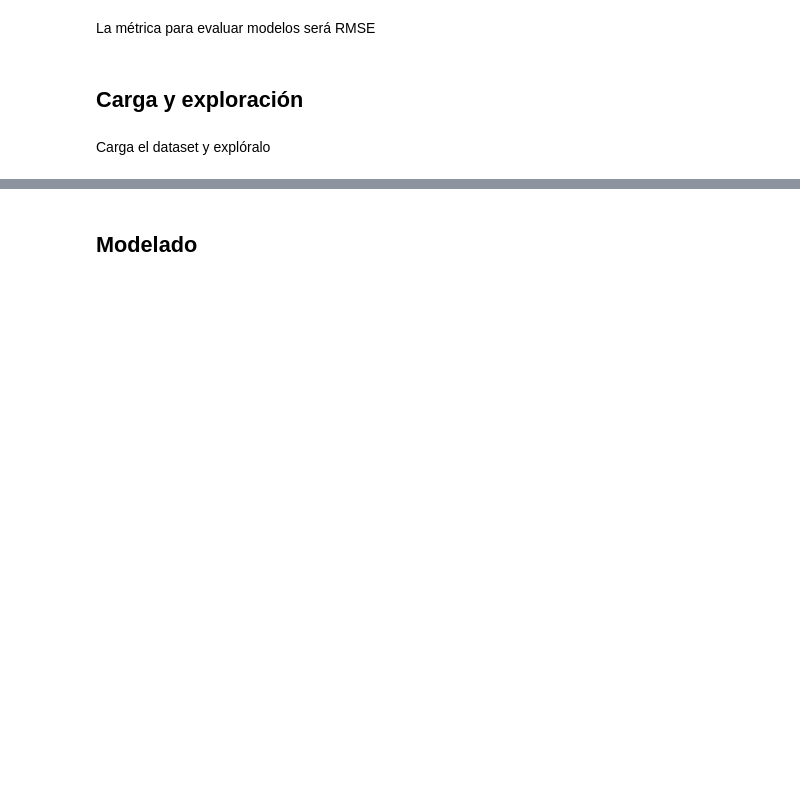
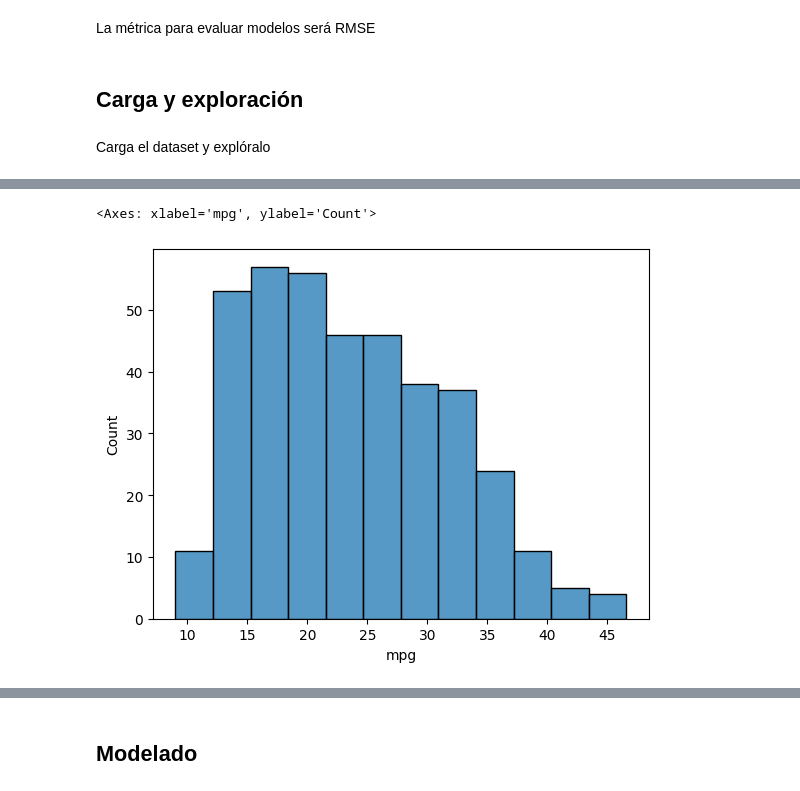
Before and after one commit to poacosta/ml_esesa_2024, a Jupyter notebook: 03.machine_learning_practice.ipynb, the cells around one changed output, grey strips where cells are left out. Saved outputs shown, nothing was run; the diff lists cells and outputs as text; code cells hidden in the pictures; blank space fills up the shorter version.

```diff
--- a/03.machine_learning_practice.ipynb
+++ b/03.machine_learning_practice.ipynb
@@ -16,0 +48,5 @@ df = pd.read_csv("./datasets/cars.csv")
+# %%
+sns.histplot(df.mpg)
+# %% [output]
+<Axes: xlabel='mpg', ylabel='Count'>
+[figure, added]
```
Also changed, not shown: parts of 46 cells of this notebook, 1 other file.
